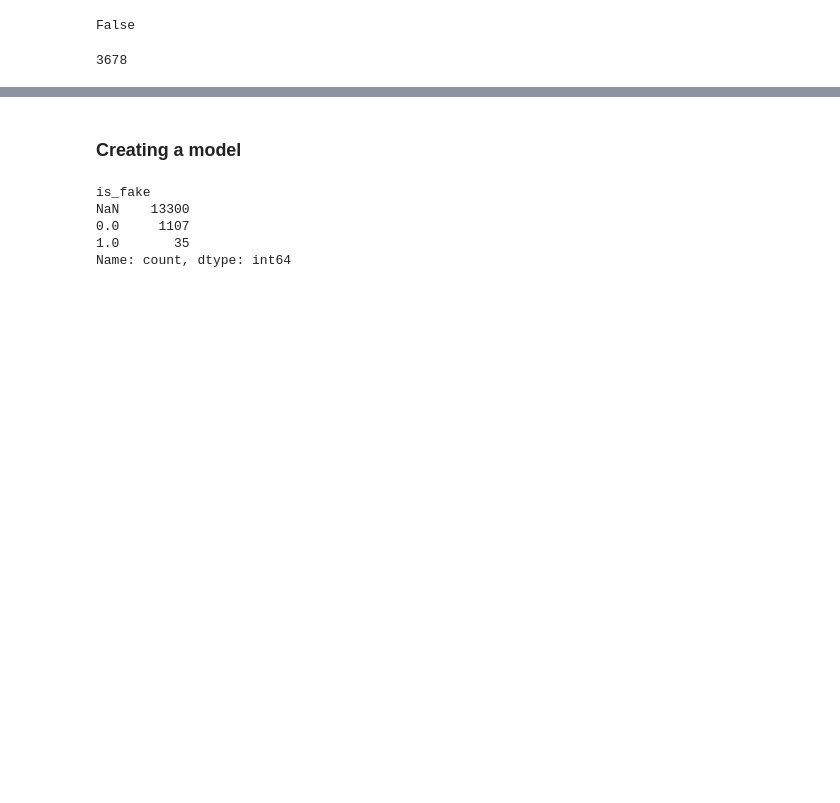
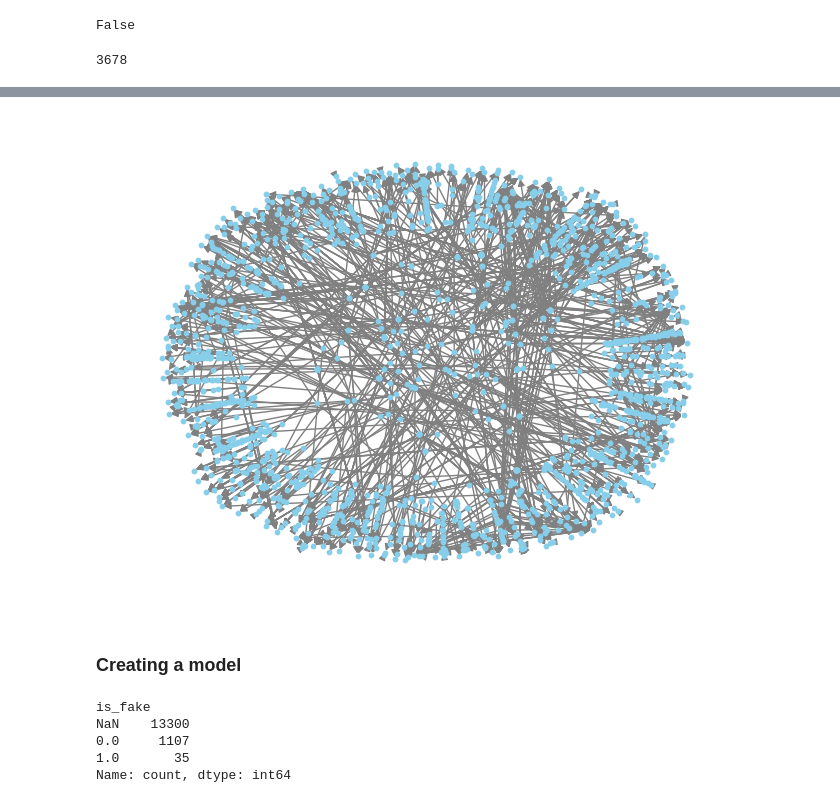
Before and after one commit to MatthiasPicard/fake-news-detection, a Jupyter notebook: urls.ipynb, the cells around one changed output, grey strips where cells are left out. Drawn from its saved outputs; the diff is of its cells as text; code cells hidden in the pictures; blank space fills up the shorter version.

```diff
--- a/urls.ipynb
+++ b/urls.ipynb
@@ -463,6 +465,7 @@ df_test_event_sorted
 | 1318 | 20231001 | 202310 | 2023 | 2023.7425 | zulGOV | ZULU | NaN | ... |
 1319 rows × 60 columns
 # %%
+
 # Using only the first csv of events mentions and sources to start
 
 # temporarily remove almost all columns for simplicity
@@ -481,5 +484,19 @@ data['event'].x = torch.from_numpy(df_test_event_sorted_temp.to_numpy()).to(dtyp
 data['event', 'mentionne', 'article'].edge_index = torch.from_numpy(edge_mentionné).to(dtype=torch.long)
 data['source', 'est_source_de', 'article'].edge_index = torch.from_numpy(edge_est_source_de).to(dtype=torch.long)
 
-import torch_geometric.transforms as T
-data_undirected = T.ToUndirected()(data)
+transform = T.Compose([T.remove_isolated_nodes.RemoveIsolatedNodes()])
+data = transform(data)
+
+# data_undirected = T.ToUndirected()(data)
+data_undirected = data
+
+num_sources = len(data_undirected['source'].y)
+known_indices = np.where(~data_undirected['source'].y.isna())[0]
+known_labels = data_undirected['source'].y[known_indices]
+train_labels, test_labels, train_idx, test_idx = train_test_split(known_labels, known_indices, test_size=0.2, random_state=42)
+train_mask = torch.zeros(num_sources, dtype=torch.bool)
+test_mask = torch.zeros(num_sources, dtype=torch.bool)
+train_mask[train_idx] = True
+test_mask[test_idx] = True
+data_undirected['source'].train_mask = train_mask
+data_undirected['source'].test_mask = test_mask
@@ -623,3 +582,14 @@ KeyError: 0
+# %%
+g_nx = to_networkx(data)
+
+# Visualize the graph using NetworkX
+pos = nx.spring_layout(g_nx)
+nx.draw(g_nx, pos, with_labels=False, node_color='skyblue', font_weight='bold', font_color='black', node_size=10, edge_color='gray')
+
+# Show the plot
+plt.show()
+# %% [output]
+[figure, added]
 # %%
 #TODO
 # think of a way to properly display the graph (compress the graph, to reduce the number of nodes)
```
Also changed, not shown: parts of 10 cells of this notebook.
